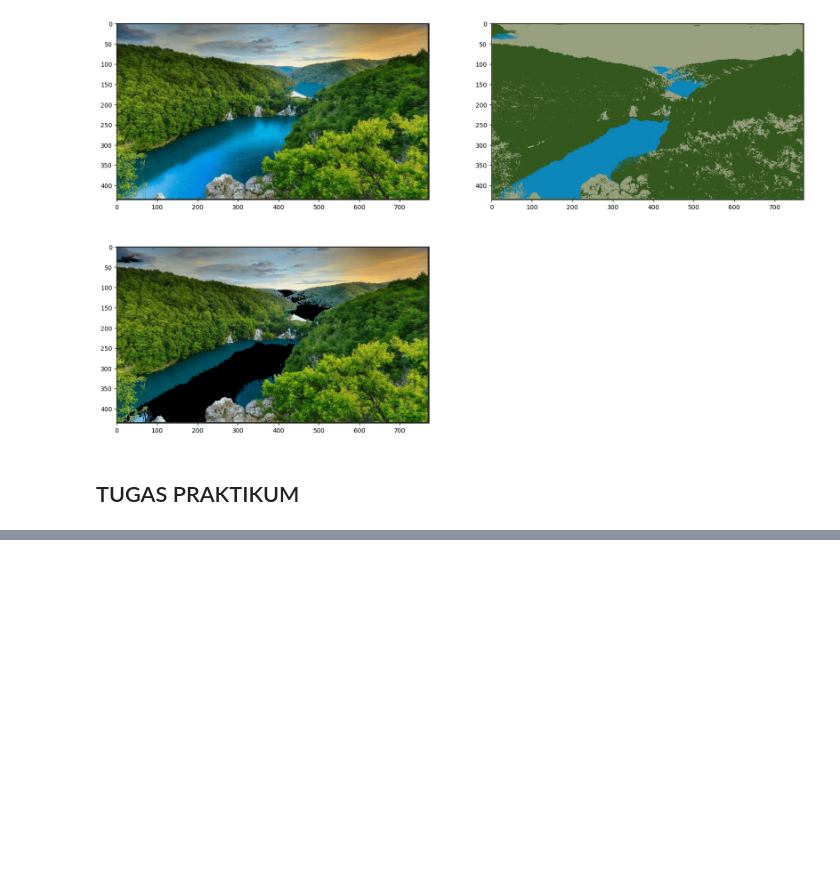
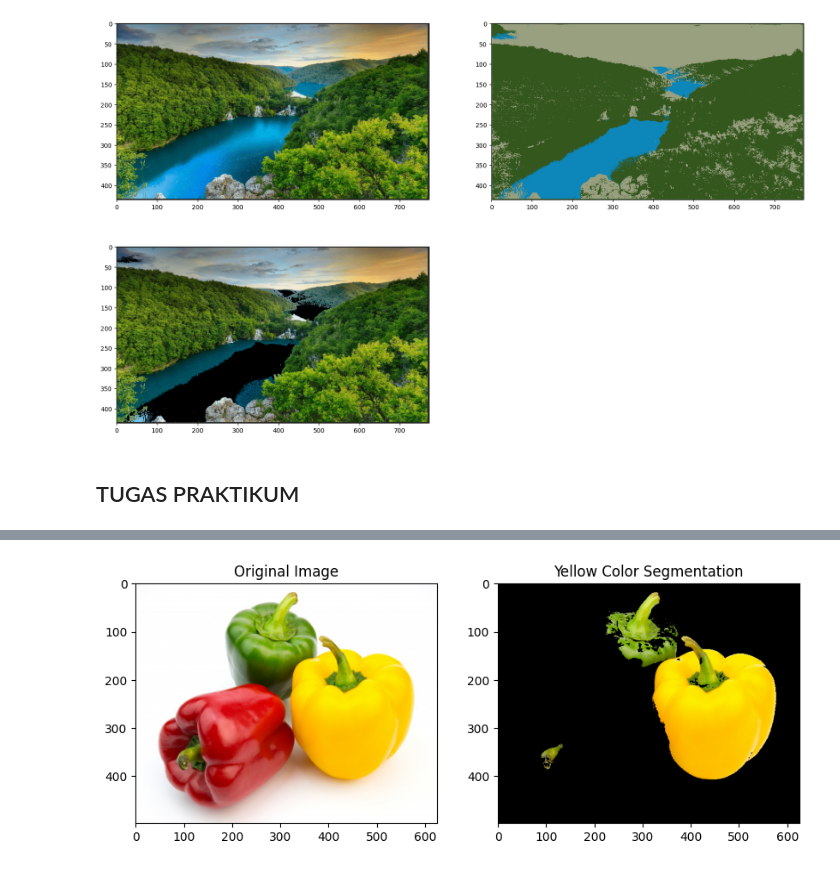
Before and after one commit to Daffaaq/PCVK_Genap_2023, a Jupyter notebook: Week10.ipynb, the cells around one changed output, grey strips where cells are left out. Cells and saved outputs as stored; diff of their text form; code cells hidden in the pictures; blank space fills up the shorter version.

```diff
--- a/Week10.ipynb
+++ b/Week10.ipynb
@@ -179,0 +306,36 @@ plt.subplot(2,2,3),plt.imshow(masked_image)
+# %%
+import cv2
+import numpy as np
+import matplotlib.pyplot as plt
+
+# Load the image
+image = cv2.imread('/content/drive/MyDrive/PVCK/Pertemuan 3/Images/peppers.jpg')
+
+# Convert the image to RGB color space
+image_rgb = cv2.cvtColor(image, cv2.COLOR_BGR2RGB)
+
+# Convert the image to HSV color space
+image_hsv = cv2.cvtColor(image_rgb, cv2.COLOR_RGB2HSV)
+
+# Define the lower and upper bounds for yellow color in HSV
+lower_yellow = np.array([20, 100, 100], dtype=np.uint8)
+upper_yellow = np.array([40, 255, 255], dtype=np.uint8)
+
+# Create a mask for yellow color
+mask_yellow = cv2.inRange(image_hsv, lower_yellow, upper_yellow)
+
+# Apply the mask to the original image to display only the yellow color
+yellow_image = cv2.bitwise_and(image_rgb, image_rgb, mask=mask_yellow)
+
+# Display the yellow color segmentation result
+plt.figure(figsize=(10, 10))
+plt.subplot(1, 2, 1)
+plt.imshow(image_rgb)
+plt.title('Original Image')
+
+plt.subplot(1, 2, 2)
+plt.imshow(yellow_image)
+plt.title('Yellow Color Segmentation')
+plt.show()
+# %% [output]
+[figure, added]
```
Also changed, not shown: parts of 6 cells of this notebook.
